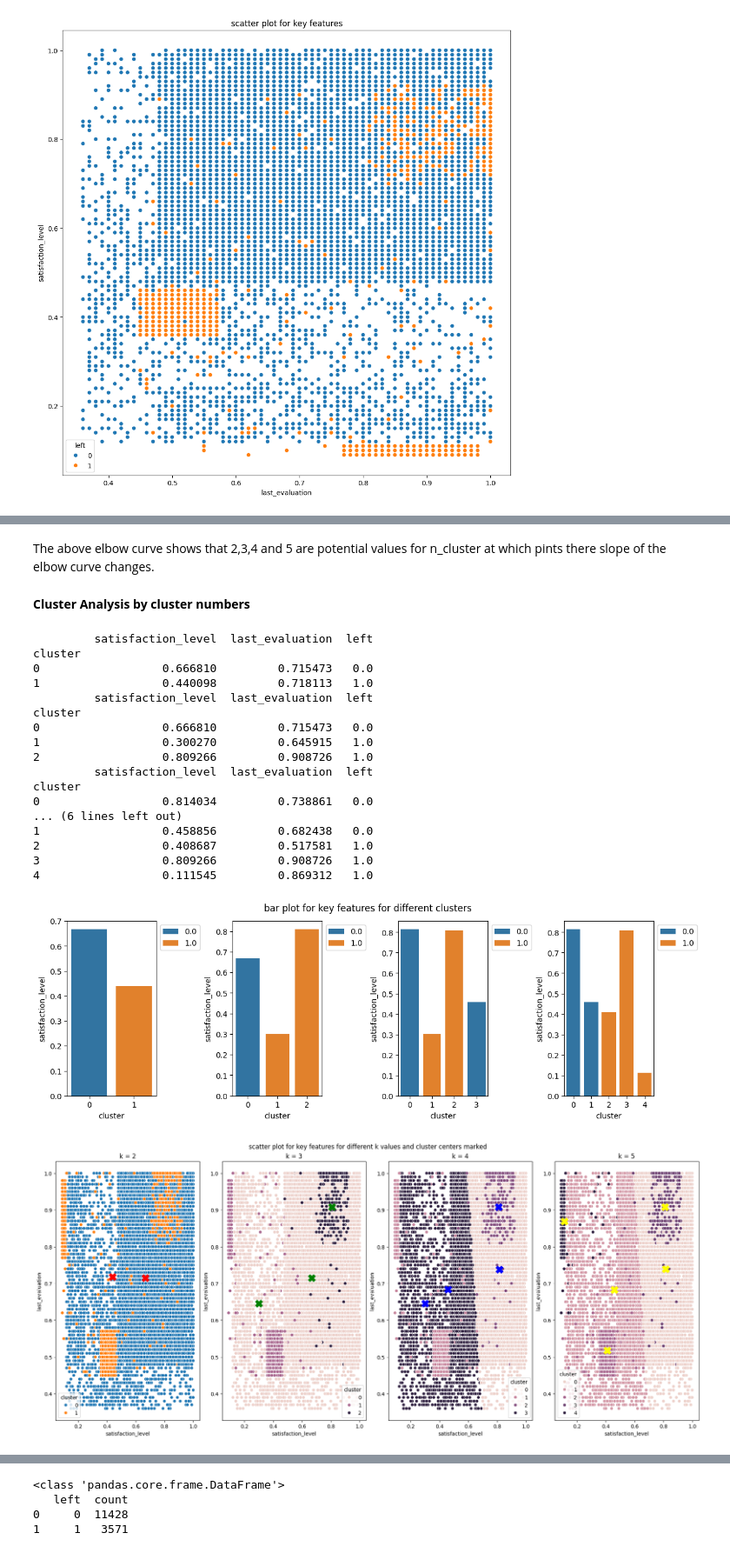
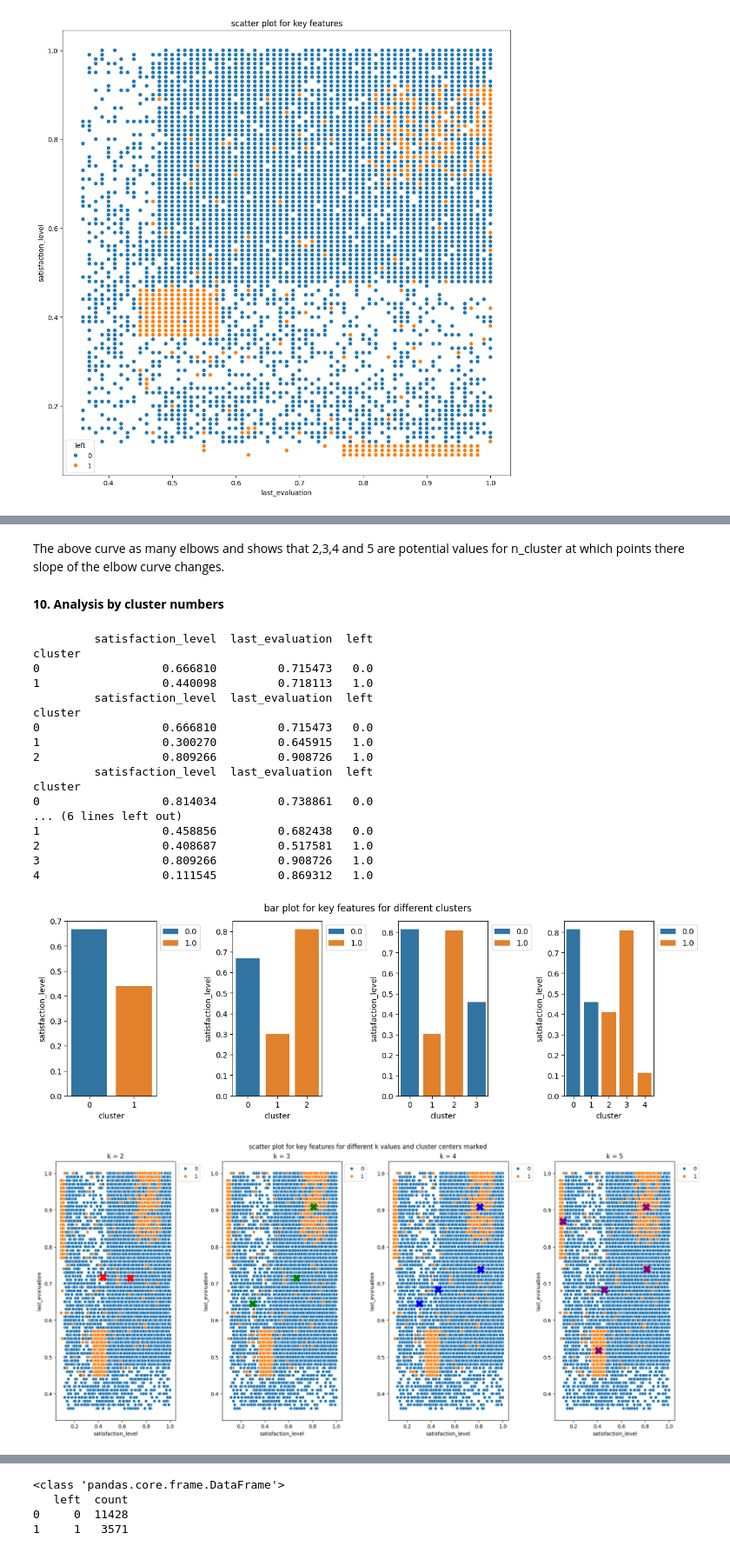
Before and after one commit to tksundar/employee_turnover, a Jupyter notebook: employee_turnover.ipynb, the cells around one changed output, grey strips where cells are left out. Shown at 87% size. Drawn from its saved outputs; the diff is of its cells as text; code cells hidden in the pictures.

```diff
--- a/employee_turnover.ipynb
+++ b/employee_turnover.ipynb
@@ -155,0 +157,5 @@ no missing values found
+# %%
+
+hr_data['dept']=np.where(hr_data['dept'] =='support', 'technical', hr_data['dept'])
+hr_data['dept']=np.where(hr_data['dept'] =='IT', 'technical', hr_data['dept'])
+hr_data['dept'].unique()
@@ -234,13 +272,14 @@ plt.show()
 # %% [markdown]
-The above elbow curve shows that 2,3,4 and 5 are potential values for n_cluster at which pints there slope of the elbow curve changes.
+The above curve as many  elbows and shows that 2,3,4 and 5 are potential values for n_cluster at which points there slope of the elbow curve changes.
 # %% [markdown]
-**Cluster Analysis by cluster numbers**
+**10. Analysis by cluster numbers**
 # %%
 
 df = hr_data.loc[:,['satisfaction_level','last_evaluation','left']]
 k_values = [2,3,4,5]
 
 fig,axes = plt.subplots(1,len(k_values),figsize=(12,4),layout='constrained')
+
 for i,k in enumerate(k_values):
   km = KMeans(n_clusters=k,random_state=42)
   km.fit(df)
@@ -254,34 +293,35 @@ plt.show()
 print()
 
 fig,axes = plt.subplots(1,len(k_values),figsize=(18,8),layout='constrained')
-colors = ['red','green','blue','yellow']
+colors = ['red','green','blue','purple']
 for i,k in enumerate(k_values):
   km = KMeans(n_clusters=k,random_state=42)
   km.fit(df)
   df['cluster'] = km.predict(df)
   cluster_centers = km.cluster_centers_
-  axe = sns.scatterplot(data=df,x='satisfaction_level',y='last_evaluation',hue='cluster',ax=axes[i] )
+  axe = sns.scatterplot(data=df,x='satisfaction_level',y='last_evaluation',hue='left',ax=axes[i] )
   axe.scatter(cluster_centers[:,0],cluster_centers[:,1],marker='X',s=200,c=colors[i])
+  axe.legend(loc='upper left', bbox_to_anchor=(1, 1))
   axe.set_title(f'k = {k}')
 plt.suptitle('scatter plot for key features for different k values and cluster centers marked')
 plt.show()
 # %% [output]
          satisfaction_level  last_evaluation  left
 cluster
 0                  0.666810         0.715473   0.0
 1                  0.440098         0.718113   1.0
          satisfaction_level  last_evaluation  left
 cluster
 0                  0.666810         0.715473   0.0
 1                  0.300270         0.645915   1.0
 2                  0.809266         0.908726   1.0
          satisfaction_level  last_evaluation  left
 cluster
 0                  0.814034         0.738861   0.0
 ... (6 lines left out)
 1                  0.458856         0.682438   0.0
 2                  0.408687         0.517581   1.0
 3                  0.809266         0.908726   1.0
 4                  0.111545         0.869312   1.0
 [figure]
-[figure, old version]
+[figure, new version]
```
Also changed, not shown: parts of 40 cells of this notebook, 1 other file.
